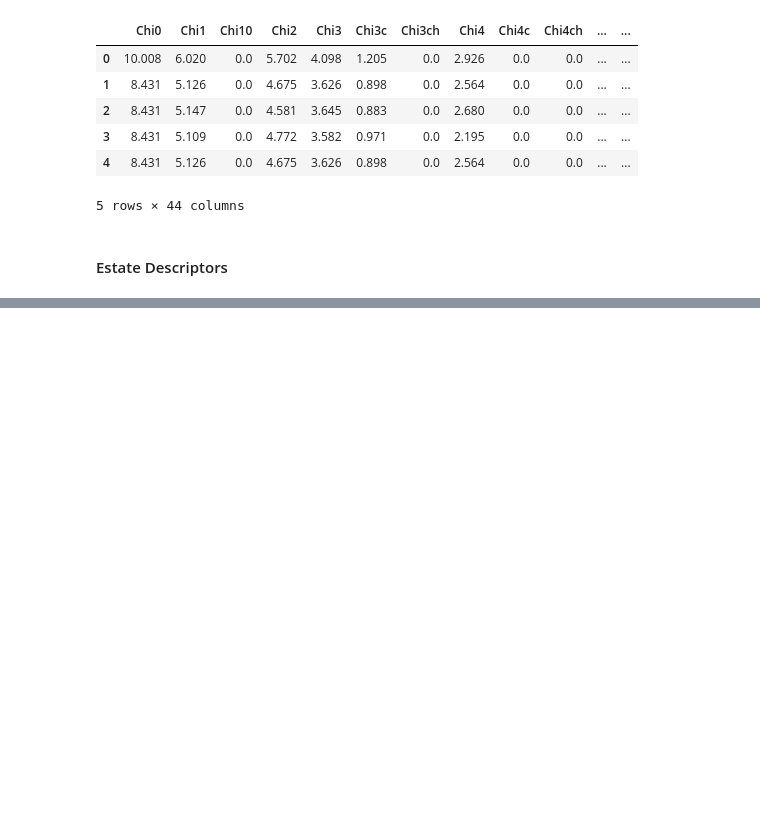
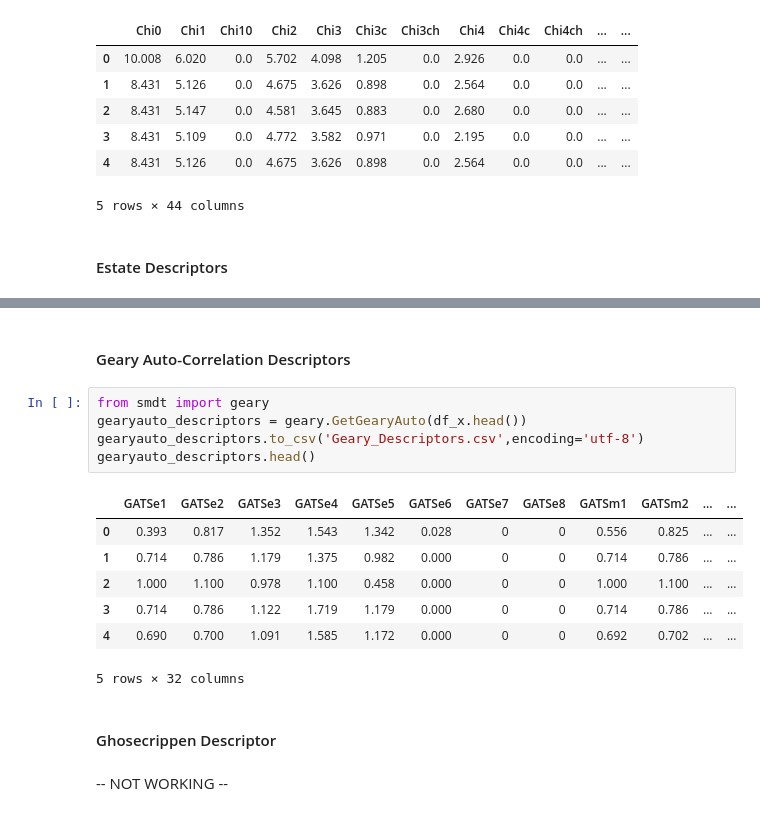
Before and after one commit to BeckResearchLab/PyMolSAR, a Jupyter notebook: examples/usp inhibition/Descriptors Calculation.ipynb, the cells around one changed output, grey strips where cells are left out. Cells and saved outputs as stored; diff of their text form; blank space fills up the shorter version.

Commit message:
Added more descriptors

```diff
--- a/examples/usp inhibition/Descriptors Calculation.ipynb
+++ b/examples/usp inhibition/Descriptors Calculation.ipynb
@@ -119,0 +127,19 @@ ModuleNotFoundError: No module named 'AtomTypes'
+# %% [markdown]
+#### Geary Auto-Correlation Descriptors
+# %%
+from smdt import geary
+gearyauto_descriptors = geary.GetGearyAuto(df_x.head())
+gearyauto_descriptors.to_csv('Geary_Descriptors.csv',encoding='utf-8')
+gearyauto_descriptors.head()
+# %% [output]
+|  | GATSe1 | GATSe2 | GATSe3 | GATSe4 | GATSe5 | GATSe6 | GATSe7 | GATSe8 | GATSm1 | GATSm2 | ... | ... |
+| 0 | 0.393 | 0.817 | 1.352 | 1.543 | 1.342 | 0.028 | 0 | 0 | 0.556 | 0.825 | ... | ... |
+| 1 | 0.714 | 0.786 | 1.179 | 1.375 | 0.982 | 0.000 | 0 | 0 | 0.714 | 0.786 | ... | ... |
+| 2 | 1.000 | 1.100 | 0.978 | 1.100 | 0.458 | 0.000 | 0 | 0 | 1.000 | 1.100 | ... | ... |
+| 3 | 0.714 | 0.786 | 1.122 | 1.719 | 1.179 | 0.000 | 0 | 0 | 0.714 | 0.786 | ... | ... |
+| 4 | 0.690 | 0.700 | 1.091 | 1.585 | 1.172 | 0.000 | 0 | 0 | 0.692 | 0.702 | ... | ... |
+5 rows × 32 columns
+# %% [markdown]
+#### Ghosecrippen Descriptor
+# %% [markdown]
+-- NOT WORKING --
```
Also changed, not shown: parts of 18 cells of this notebook, 32 other files.
